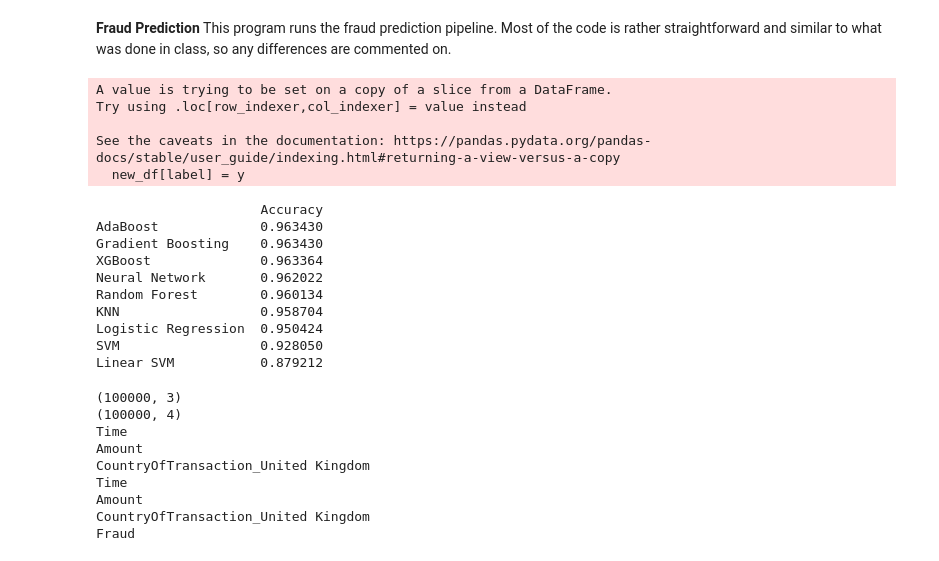
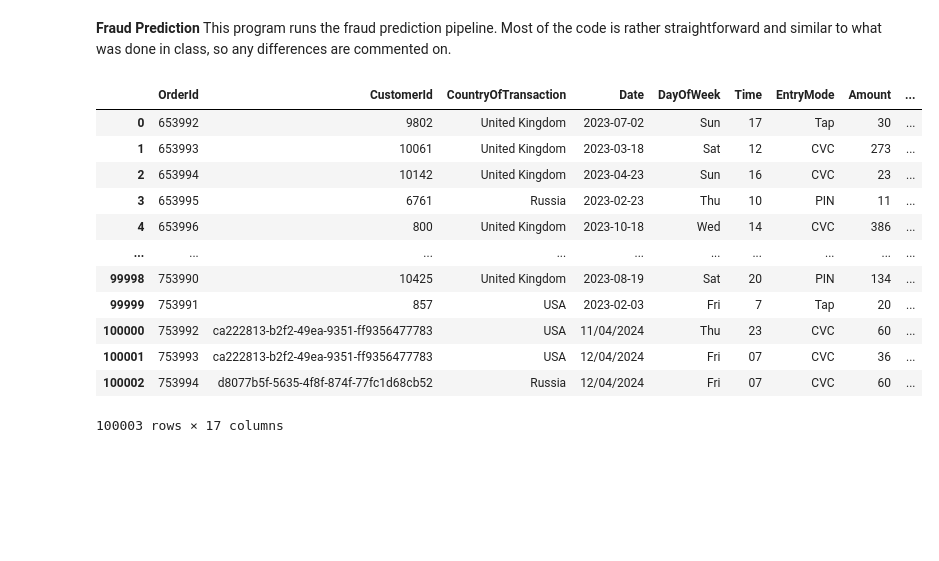
Before and after one commit to lmcnatt/Intex2Group3-1, a Jupyter notebook: Intex2/fraud_prediction.ipynb, the cells around one changed output. Saved outputs shown, nothing was run; the diff lists cells and outputs as text; code cells hidden in the pictures; blank space fills up the shorter version.

```diff
--- a/Intex2/fraud_prediction.ipynb
+++ b/Intex2/fraud_prediction.ipynb
@@ -1,48 +1,33 @@
 # %% [markdown]
 **Fraud Prediction**
 This program runs the fraud prediction pipeline. Most of the code is rather straightforward and similar to what was done in class, so any differences are commented on.
-# %%
-import pyodbc
-import pandas as pd
-
-server = "subdomain.domain.com" # Change these values to your SQL Server
-user = "dbusername"
-pw = "dbusernames_password"
-database = "db_name"
-driver= '{ODBC Driver 13 for SQL Server}'
-conn = pyodbc.connect('DRIVER='+driver+';SERVER='+server+';PORT=1433;DATABASE='+database+';UID='+user+';PWD='+ pw)
-import onnx # not used but can be used to inspect and manipulate saved onnx model
-from skl2onnx import convert_sklearn
-from skl2onnx.common.data_types import FloatTensorType
-from sklearn.ensemble import RandomForestClassifier
-cursor = conn.cursor()
-read_sql = "SELECT * from Orders"
-df = pd.read_sql_query(read_sql, conn)
-df
-# %% [output]
-A value is trying to be set on a copy of a slice from a DataFrame.
-Try using .loc[row_indexer,col_indexer] = value instead
-
-See the caveats in the documentation: https://pandas.pydata.org/pandas-docs/stable/user_guide/indexing.html#returning-a-view-versus-a-copy
-  new_df[label] = y
-                     Accuracy
-AdaBoost             0.963430
-Gradient Boosting    0.963430
-XGBoost              0.963364
-Neural Network       0.962022
-Random Forest        0.960134
-KNN                  0.958704
-Logistic Regression  0.950424
-SVM                  0.928050
-Linear SVM           0.879212
-(100000, 3)
-(100000, 4)
-Time
-Amount
-CountryOfTransaction_United Kingdom
-Time
-Amount
-CountryOfTransaction_United Kingdom
-Fraud
+# %%
+import pyodbc
+import pandas as pd
+import sqlalchemy
+from sqlalchemy import create_engine
+from skl2onnx import convert_sklearn
+from skl2onnx.common.data_types import FloatTensorType
+
+conn = sqlalchemy.create_engine(
+    "mssql+pyodbc://lmcnatt:ILove.NET!@myfreesqldbservermcnatt.database.windows.net/McNattTestDB?driver=ODBC+Driver+17+for+SQL+Server"
+)
+read_sql = "SELECT * from Orders"
+df = pd.read_sql_query(read_sql, conn)
+df
+# %% [output]
+|  | OrderId | CustomerId | CountryOfTransaction | Date | DayOfWeek | Time | EntryMode | Amount | ... |
+| 0 | 653992 | 9802 | United Kingdom | 2023-07-02 | Sun | 17 | Tap | 30 | ... |
+| 1 | 653993 | 10061 | United Kingdom | 2023-03-18 | Sat | 12 | CVC | 273 | ... |
+| 2 | 653994 | 10142 | United Kingdom | 2023-04-23 | Sun | 16 | CVC | 23 | ... |
+| 3 | 653995 | 6761 | Russia | 2023-02-23 | Thu | 10 | PIN | 11 | ... |
+| 4 | 653996 | 800 | United Kingdom | 2023-10-18 | Wed | 14 | CVC | 386 | ... |
+| ... | ... | ... | ... | ... | ... | ... | ... | ... | ... |
+| 99998 | 753990 | 10425 | United Kingdom | 2023-08-19 | Sat | 20 | PIN | 134 | ... |
+| 99999 | 753991 | 857 | USA | 2023-02-03 | Fri | 7 | Tap | 20 | ... |
+| 100000 | 753992 | ca222813-b2f2-49ea-9351-ff9356477783 | USA | 11/04/2024 | Thu | 23 | CVC | 60 | ... |
+| 100001 | 753993 | ca222813-b2f2-49ea-9351-ff9356477783 | USA | 12/04/2024 | Fri | 07 | CVC | 36 | ... |
+| 100002 | 753994 | d8077b5f-5635-4f8f-874f-77fc1d68cb52 | Russia | 12/04/2024 | Fri | 07 | CVC | 60 | ... |
+100003 rows × 17 columns
 # %%
 def univariate(df):
```
Also changed, not shown: parts of 2 cells of this notebook, 2 other files.
